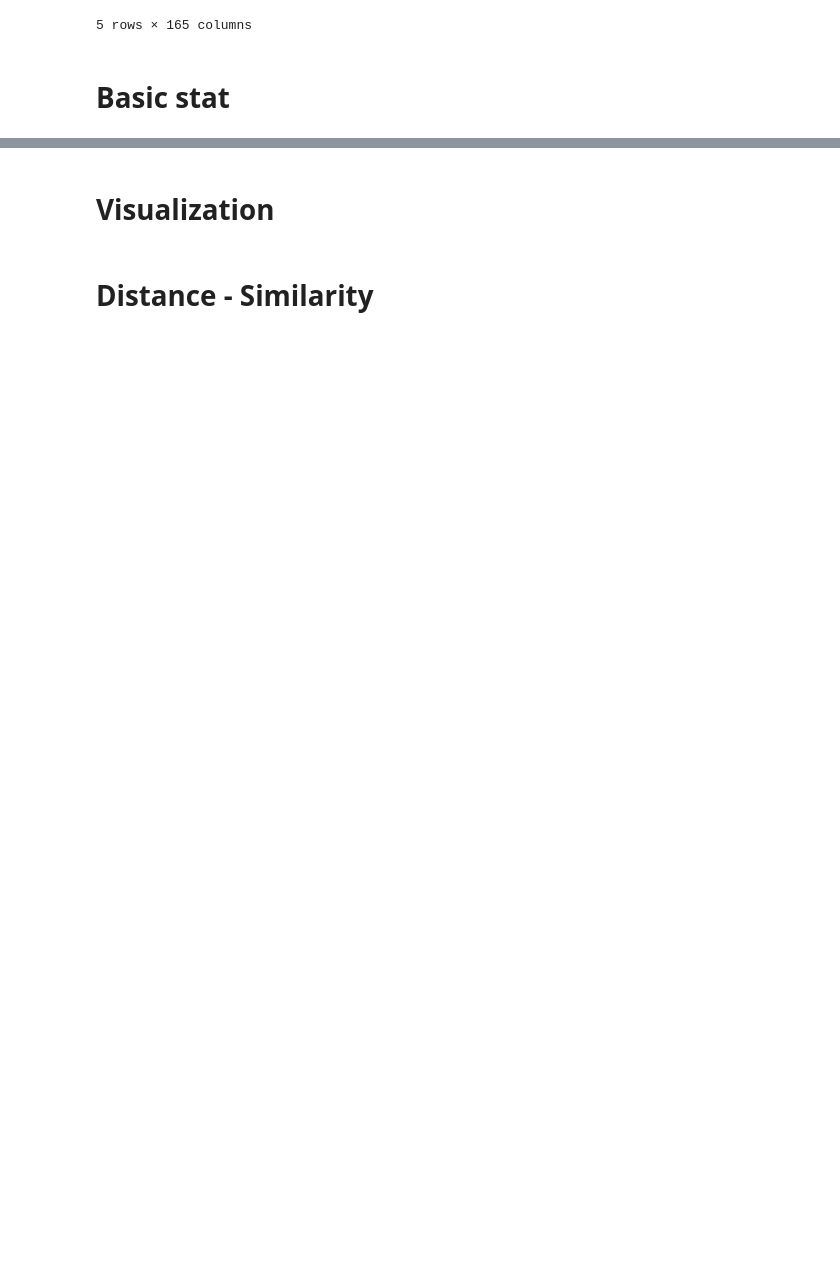
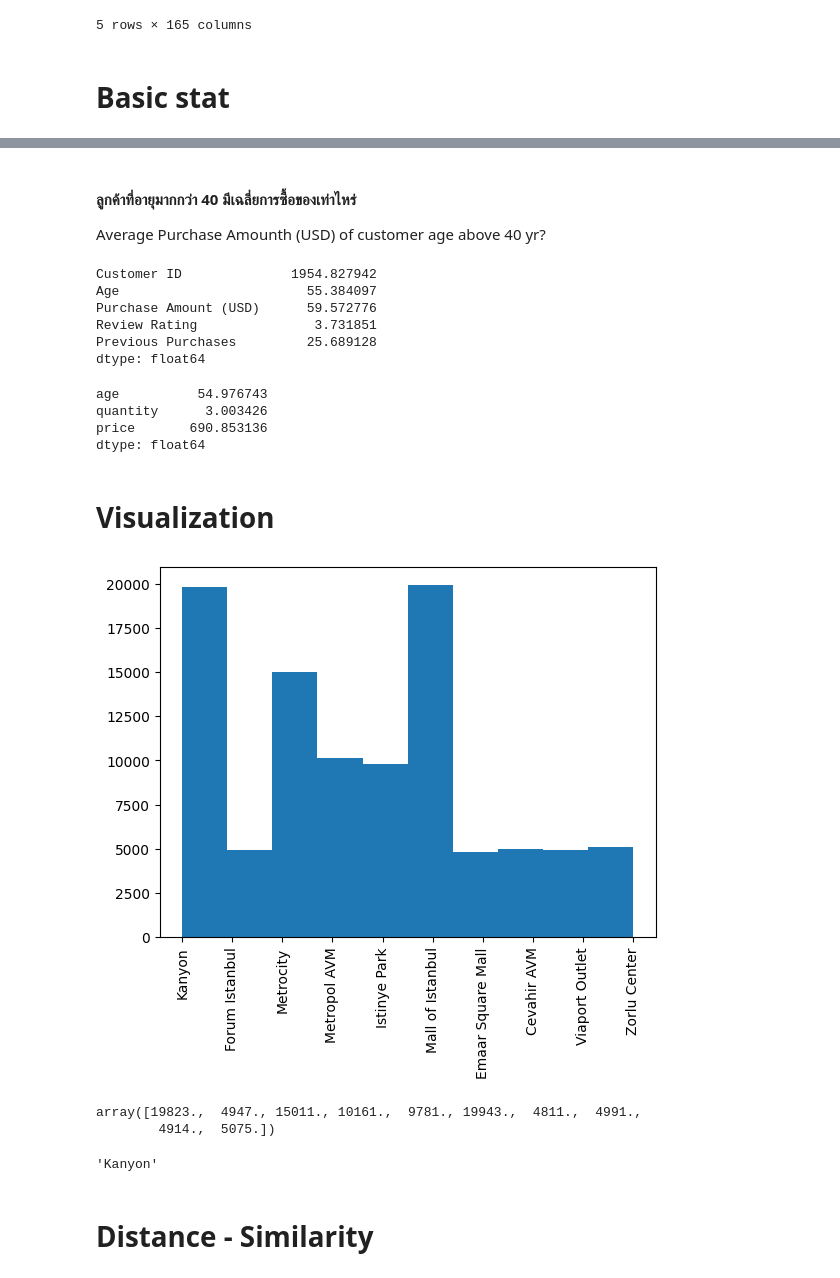
Before and after one commit to Thippawan72/BSC_DPDM23, a Jupyter notebook: Understanding_Data.ipynb, the cells around one changed output, grey strips where cells are left out. Drawn from its saved outputs; the diff is of its cells as text; code cells hidden in the pictures; blank space fills up the shorter version.

```diff
--- a/Understanding_Data.ipynb
+++ b/Understanding_Data.ipynb
@@ -23,3 +18,5 @@ data_from_gsheets.describe()
+# %%
+customer_shopping_data = pd.read_csv('/content/drive/MyDrive/BSC_DPDM23_Data/customer_shopping_data.csv')
 # %% [markdown]
 # Load GSheets
 # %%
@@ -66,2 +153,21 @@ data_from_gdrive = pd.read_excel('/content/drive/MyDrive/BSC_DPDM23_Data/2563.xl
+# %% [markdown]
+#### ลูกค้าที่อายุมากกว่า 40 มีเฉลี่ยการซื้อของเท่าไหร่
+Average Purchase Amounth (USD) of customer age above 40 yr?
+# %%
+shopping_data[shopping_data['Age']>40].mean()
+# %% [output]
+Customer ID              1954.827942
+Age                        55.384097
+Purchase Amount (USD)      59.572776
+Review Rating               3.731851
+Previous Purchases         25.689128
+dtype: float64
+# %%
+customer_shopping_data[customer_shopping_data['age']>40].mean()
+# %% [output]
+age          54.976743
+quantity      3.003426
+price       690.853136
+dtype: float64
 # %% [markdown]
 # Visualization
@@ -68,2 +176,16 @@ data_from_gdrive = pd.read_excel('/content/drive/MyDrive/BSC_DPDM23_Data/2563.xl
+# %%
+histoutput = plt.hist(customer_shopping_data['shopping_mall'])
+tickhist = plt.xticks(rotation='vertical');
+# %% [output]
+[figure, added]
+# %%
+histoutput[0]
+# %% [output]
+array([19823.,  4947., 15011., 10161.,  9781., 19943.,  4811.,  4991.,
+        4914.,  5075.])
+# %%
+tickhist[-1][0].get_text()
+# %% [output]
+'Kanyon'
 # %% [markdown]
 # Distance - Similarity
```
Also changed, not shown: parts of 62 cells of this notebook.
